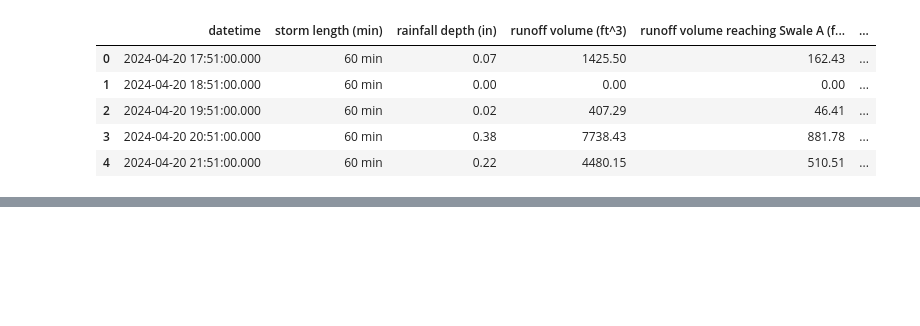
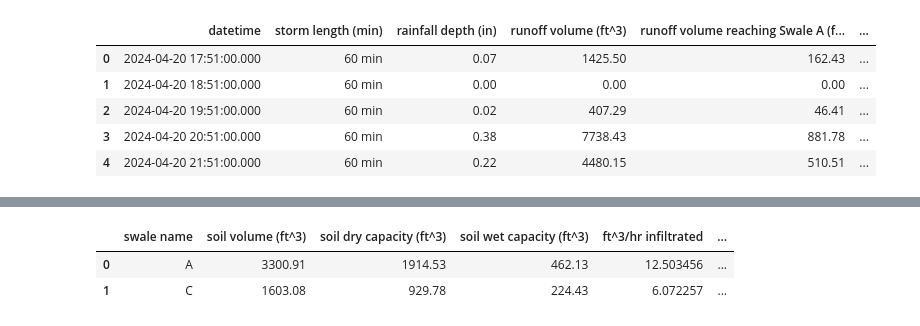
Before and after one commit to ramseyboy/shoal-creek-wq-bio-mitigation, a Jupyter notebook: swale_calculations.ipynb, the cells around one changed output, grey strips where cells are left out. Saved outputs shown, nothing was run; the diff lists cells and outputs as text; code cells hidden in the pictures; blank space fills up the shorter version.

```diff
--- a/swale_calculations.ipynb
+++ b/swale_calculations.ipynb
@@ -241,0 +249,41 @@ swale_df
+# %%
+swale_soil_calcs = []
+swale_soil_calcs.append(    ['A',
+                        a_s_d,
+                        a_s_w,
+                        a_s_r,
+                        a_s_ph,
+                        a_s_v,
+                        sum([v_a, a_s_w]),
+                        rd_asd,
+                        sum([v_a, a_s_r]),
+                        rd_asw
+                        ])
+swale_soil_calcs.append(    ['C',
+                        c_s_d,
+                        c_s_w,
+                        c_s_r,
+                        c_s_ph,
+                        c_s_v,
+                        sum([v_c, c_s_w]),
+                        rd_csd,
+                        sum([v_c, c_s_r]),
+                        rd_csw
+                        ])
+swale_soil_df = pd.DataFrame(swale_soil_calcs, columns=[
+    'swale name',
+    "soil volume (ft^3)",
+    "soil dry capacity (ft^3)",
+    "soil wet capacity (ft^3)",
+    'ft^3/hr infiltrated',
+    'infiltration time (hr)',
+    'total capacity w/soil dry (ft^3)',
+    'rainfall depth to reach volume capacity w/soil dry (in)',
+    'total capacity w/soil wet (ft^3)',
+    'rainfall depth to reach volume capacity w/soil wet (in)'
+])
+swale_soil_df
+# %% [output]
+|  | swale name | soil volume (ft^3) | soil dry capacity (ft^3) | soil wet capacity (ft^3) | ft^3/hr infiltrated | ... |
+| 0 | A | 3300.91 | 1914.53 | 462.13 | 12.503456 | ... |
+| 1 | C | 1603.08 | 929.78 | 224.43 | 6.072257 | ... |
```
Also changed, not shown: parts of 3 cells of this notebook, 7 other files.
